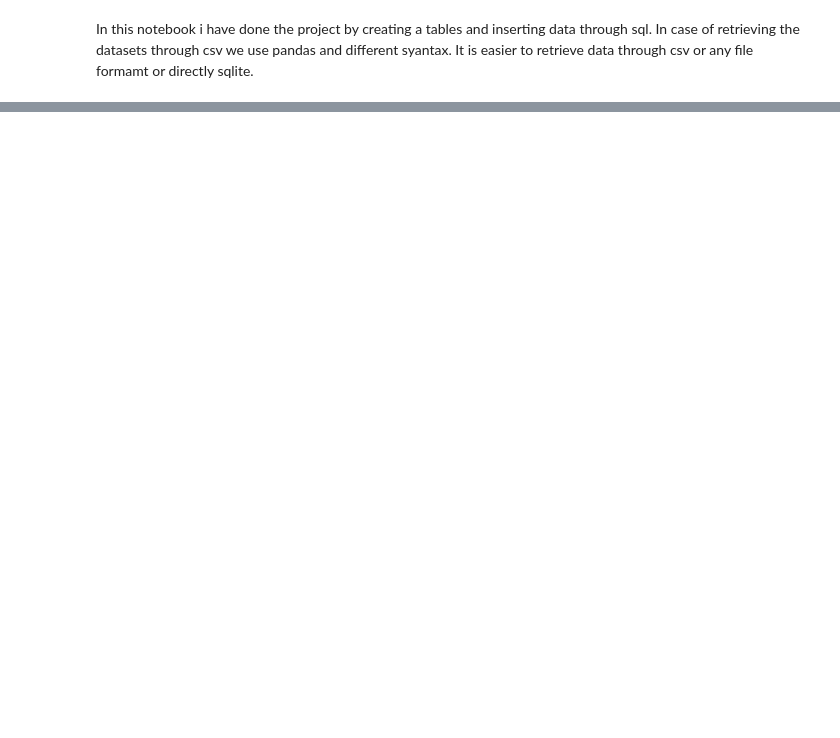
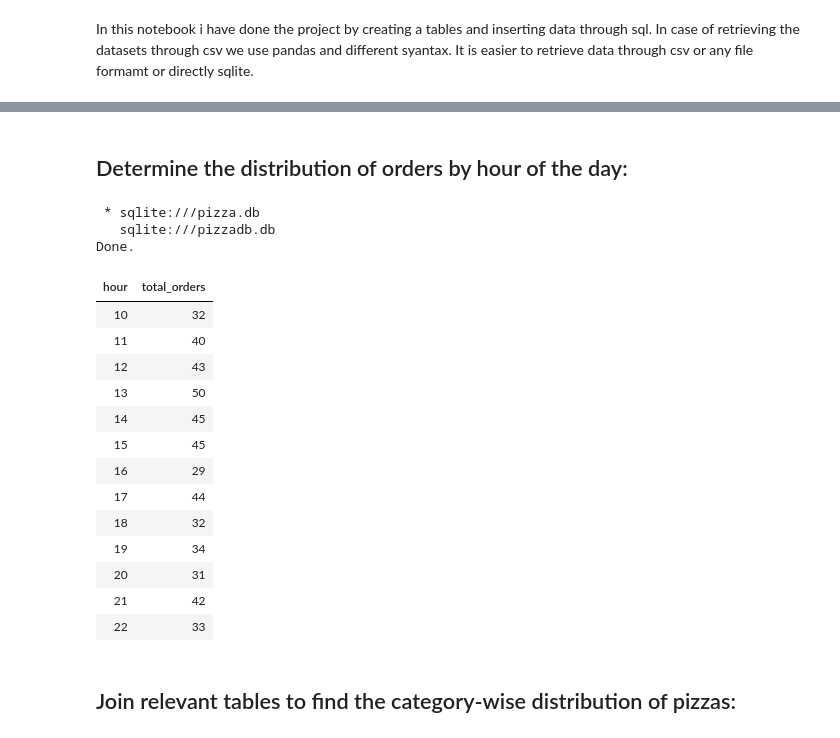
Before and after one commit to PardeepBhurtel/Pizza_sales-analysis_sql_project, a Jupyter notebook: notebook/analysis.ipynb, the cells around one changed output, grey strips where cells are left out. Cells and saved outputs as stored; diff of their text form; code cells hidden in the pictures; blank space fills up the shorter version.

```diff
--- a/notebook/analysis.ipynb
+++ b/notebook/analysis.ipynb
@@ -50,0 +357,28 @@ Done.
+# %% [markdown]
+## Determine the distribution of orders by hour of the day:
+# %%
+%%sql
+SELECT strftime('%H', time) AS hour, COUNT(*) AS total_orders
+FROM Orders
+GROUP BY hour
+ORDER BY hour;
+# %% [output]
+ * sqlite:///pizza.db
+   sqlite:///pizzadb.db
+Done.
+| hour | total_orders |
+| 10 | 32 |
+| 11 | 40 |
+| 12 | 43 |
+| 13 | 50 |
+| 14 | 45 |
+| 15 | 45 |
+| 16 | 29 |
+| 17 | 44 |
+| 18 | 32 |
+| 19 | 34 |
+| 20 | 31 |
+| 21 | 42 |
+| 22 | 33 |
+# %% [markdown]
+## Join relevant tables to find the category-wise distribution of pizzas:
```
Also changed, not shown: parts of 40 cells of this notebook, 1 other file.
